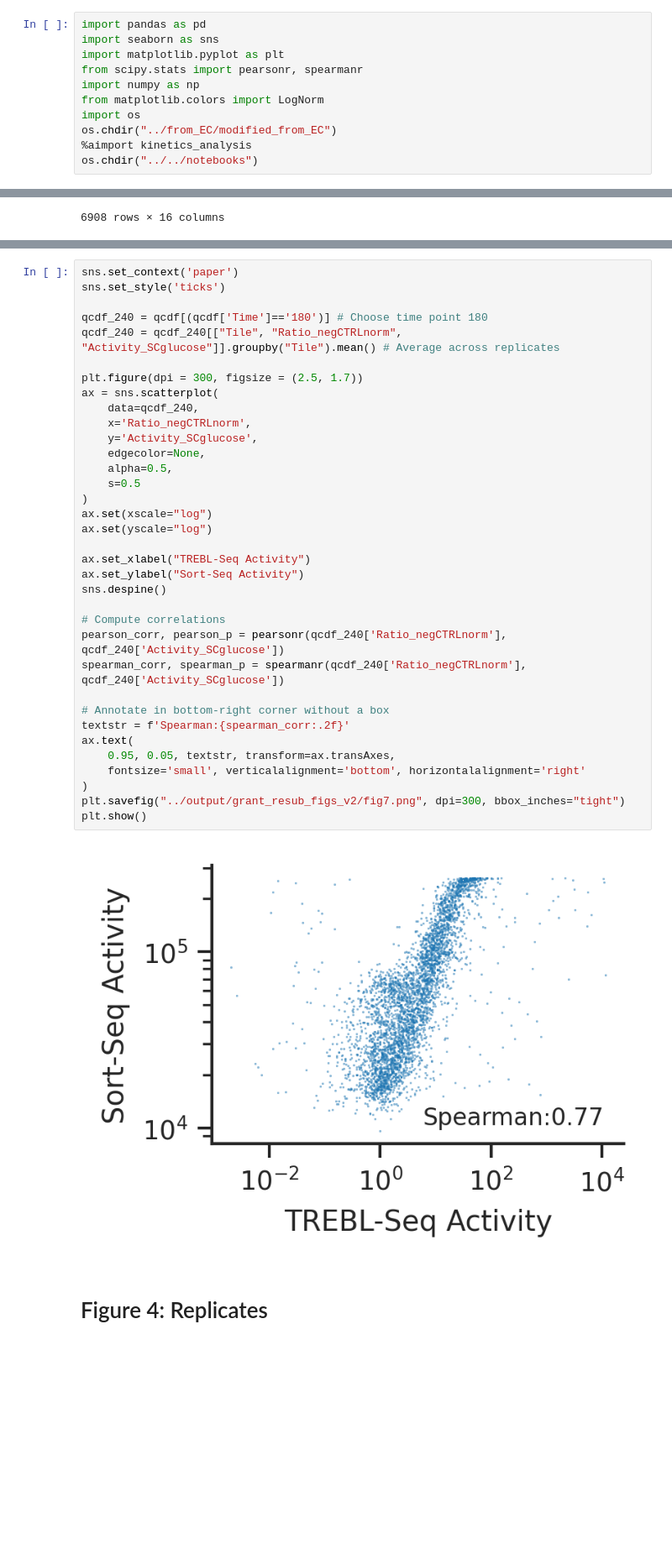
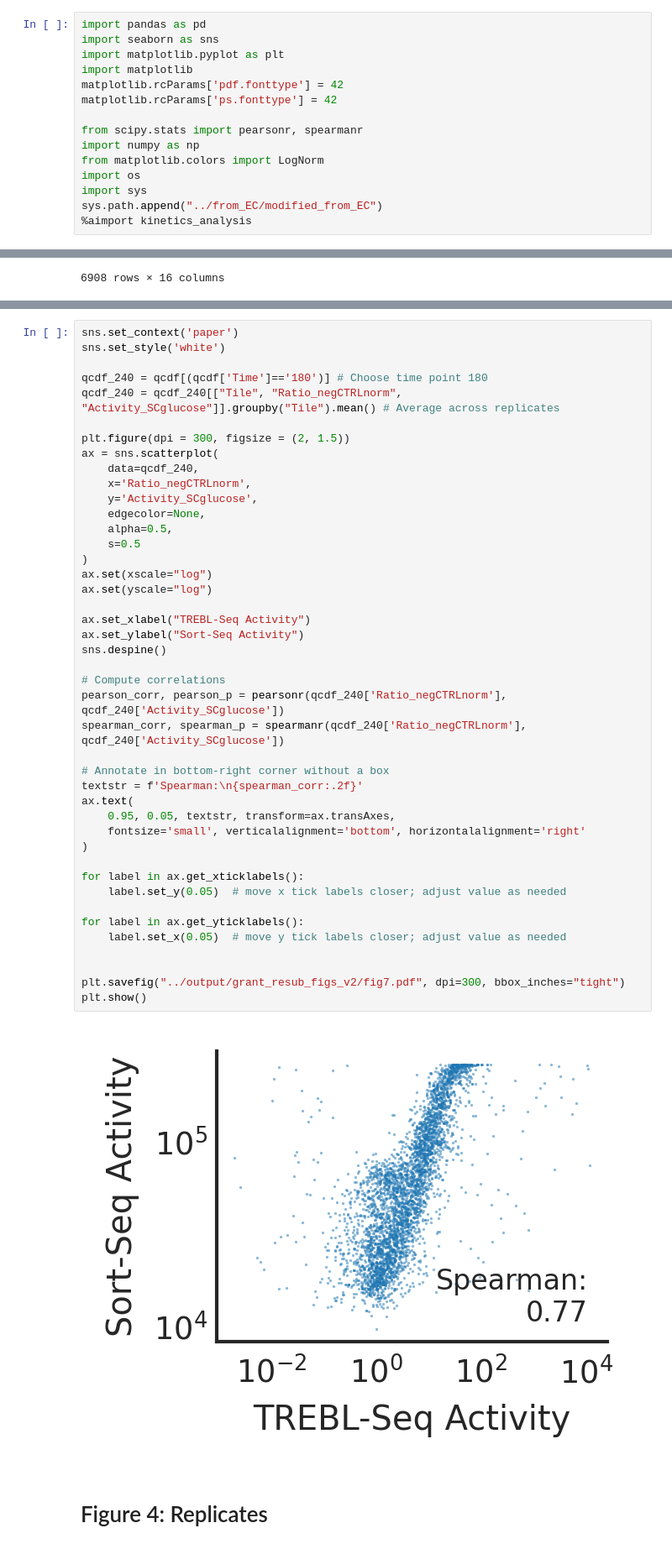
Before and after one commit to sanjanakotha/TREBL-analysis, a Jupyter notebook: notebooks/SK_UMI_Analysis.ipynb, the cells around one changed output, grey strips where cells are left out. Shown at 84% size. Drawn from its saved outputs; the diff is of its cells as text; blank space fills up the shorter version.

```diff
--- a/notebooks/SK_UMI_Analysis.ipynb
+++ b/notebooks/SK_UMI_Analysis.ipynb
@@ -5,13 +5,17 @@
 import pandas as pd
 import seaborn as sns
 import matplotlib.pyplot as plt
+import matplotlib
+matplotlib.rcParams['pdf.fonttype'] = 42
+matplotlib.rcParams['ps.fonttype'] = 42
+
 from scipy.stats import pearsonr, spearmanr
 import numpy as np
 from matplotlib.colors import LogNorm
 import os
-os.chdir("../from_EC/modified_from_EC")
+import sys
+sys.path.append("../from_EC/modified_from_EC")
 %aimport kinetics_analysis
-os.chdir("../../notebooks")
 # %% [markdown]
 # Preparing filtered data
 # %%
@@ -243,41 +247,49 @@ qcdf.head()
 | 4 | TTGTTTATGGATGCTTCTGCTCCACCATCTGCT... | GCTCGTTACCG | AAAAACTAATTCTA | 459 | 111 | 37.553569 | 5 | 3 | Eurotiomycetes_jgi|Aspind2_1|1193... | ... |
 # %%
 sns.set_context('paper')
-sns.set_style('ticks')
+sns.set_style('white')
 
 qcdf_240 = qcdf[(qcdf['Time']=='180')] # Choose time point 180
 qcdf_240 = qcdf_240[["Tile", "Ratio_negCTRLnorm", "Activity_SCglucose"]].groupby("Tile").mean() # Average across replicates
 
-plt.figure(dpi = 300, figsize = (2.5, 1.7))
+plt.figure(dpi = 300, figsize = (2, 1.5))
 ax = sns.scatterplot(
     data=qcdf_240,
     x='Ratio_negCTRLnorm',
     y='Activity_SCglucose',
     edgecolor=None,
     alpha=0.5,
     s=0.5
 )
 ax.set(xscale="log")
 ax.set(yscale="log")
 
 ax.set_xlabel("TREBL-Seq Activity")
 ax.set_ylabel("Sort-Seq Activity")
 sns.despine()
 
 # Compute correlations
 pearson_corr, pearson_p = pearsonr(qcdf_240['Ratio_negCTRLnorm'], qcdf_240['Activity_SCglucose'])
 spearman_corr, spearman_p = spearmanr(qcdf_240['Ratio_negCTRLnorm'], qcdf_240['Activity_SCglucose'])
 
 # Annotate in bottom-right corner without a box
-textstr = f'Spearman:{spearman_corr:.2f}'
+textstr = f'Spearman:\n{spearman_corr:.2f}'
 ax.text(
     0.95, 0.05, textstr, transform=ax.transAxes,
     fontsize='small', verticalalignment='bottom', horizontalalignment='right'
 )
-plt.savefig("../output/grant_resub_figs_v2/fig7.png", dpi=300, bbox_inches="tight")
+
+for label in ax.get_xticklabels():
+    label.set_y(0.05)  # move x tick labels closer; adjust value as needed
+
+for label in ax.get_yticklabels():
+    label.set_x(0.05)  # move y tick labels closer; adjust value as needed
+
+
+plt.savefig("../output/grant_resub_figs_v2/fig7.pdf", dpi=300, bbox_inches="tight")
 plt.show()
 # %% [output]
-[figure, old version]
+[figure, new version]
 # %% [markdown]
 # Figure 4: Replicates
 # %%
```
Also changed, not shown: parts of 23 cells of this notebook, 8 other files.
